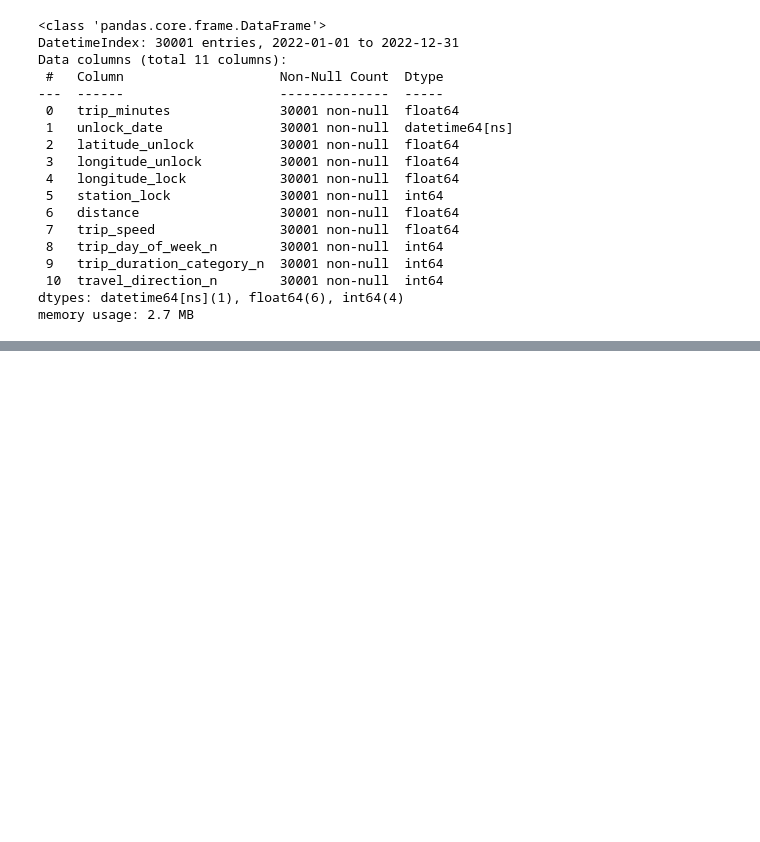
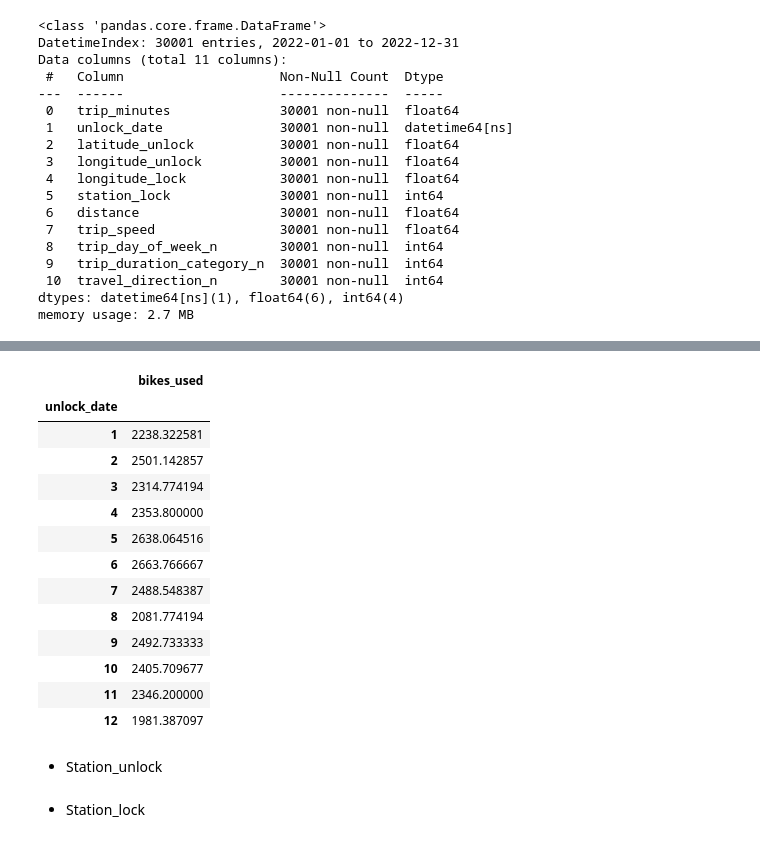
Before and after one commit to Proyect-Final-4Geeks-RJ/BiciMad_4geeks_ML, a Jupyter notebook: src/notebooks/models_2.ipynb, the cells around one changed output, grey strips where cells are left out. Saved outputs shown, nothing was run; the diff lists cells and outputs as text; code cells hidden in the pictures; blank space fills up the shorter version.

```diff
--- a/src/notebooks/models_2.ipynb
+++ b/src/notebooks/models_2.ipynb
@@ -274,0 +321,2 @@ array([[11.643635]], dtype=float32)
+# %%
+data_series_LSTM_bike = data_series_LSTM_bike.groupby('unlock_date')['idBike'].nunique().reset_index(name='bikes_used')
@@ -274,0 +381,19 @@ array([[11.643635]], dtype=float32)
+# %%
+data_series_LSTM_bike = data_series_LSTM_bike.drop(columns=['unlock_date'])
+# %%
+#Predecimos los meses futuros, para ello, agrupamos el dataset por meses para evaluar los datos y ser mas eficientes
+data_series_bike = data_series_LSTM_bike.groupby(data_series_LSTM_bike.index.month).mean()
+
+def multi_step_forecast(model, input_data, num_steps):
+    x = input_data
+    forecasts = []
+    for _ in range(num_steps):
+        yhat = model.predict(np.array([x]))[0, :] # Realiza la predicción
+        forecasts.append(yhat) # Guarda la predicción
+        x = np.roll(x, -1) # Desplaza la secuencia hacia adelante
+        x[-1] = yhat # Añade la nueva predicción al final
+    return np.array(forecasts)
+
+# Suponiendo que 'model_LSTM_bike' ya está entrenado y ' data_series_bike['bikes_used']' contiene los datos de entrada
+forecast = multi_step_forecast(model_LSTM_bike, data_series_bike['bikes_used'], 12) # Predice los próximos 12 meses
+forecast
@@ -274,0 +425,19 @@ array([[11.643635]], dtype=float32)
+# %%
+data_series_bike
+# %% [output]
+|  | bikes_used |
+| unlock_date |  |
+| 1 | 2238.322581 |
+| 2 | 2501.142857 |
+| 3 | 2314.774194 |
+| 4 | 2353.800000 |
+| 5 | 2638.064516 |
+| 6 | 2663.766667 |
+| 7 | 2488.548387 |
+| 8 | 2081.774194 |
+| 9 | 2492.733333 |
+| 10 | 2405.709677 |
+| 11 | 2346.200000 |
+| 12 | 1981.387097 |
+# %% [markdown]
+* Station_unlock
@@ -274,0 +451,2 @@ array([[11.643635]], dtype=float32)
+# %% [markdown]
+* Station_lock
```
Also changed, not shown: parts of 39 cells of this notebook, 5 other files.
